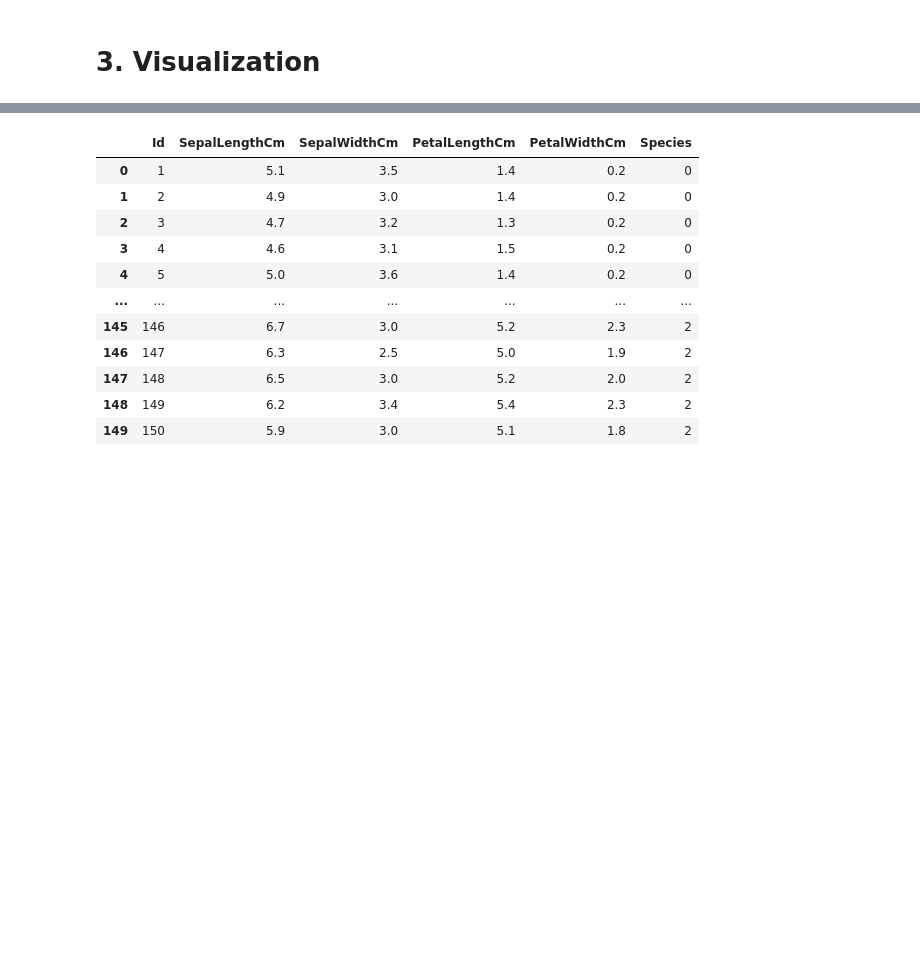
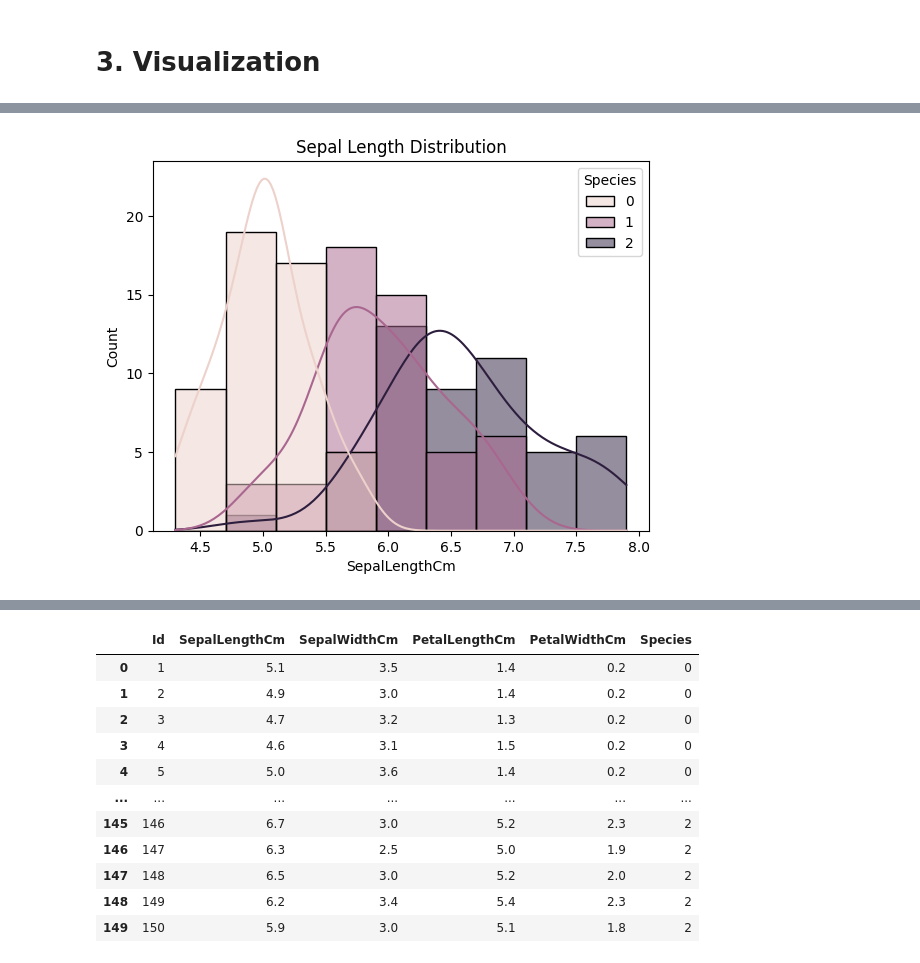
Before and after one commit to dronabopche/100-ML-AI-Project, a Jupyter notebook: ML_To_Train/03_Iris_Flower_Predictor/iris_flower_predict.ipynb, the cells around one changed output, grey strips where cells are left out. Saved outputs shown, nothing was run; the diff lists cells and outputs as text; code cells hidden in the pictures; blank space fills up the shorter version.

```diff
--- a/ML_To_Train/03_Iris_Flower_Predictor/iris_flower_predict.ipynb
+++ b/ML_To_Train/03_Iris_Flower_Predictor/iris_flower_predict.ipynb
@@ -71,0 +83,6 @@ plt.show()
+# %%
+sns.histplot(data=iris_df, x='SepalLengthCm', hue='Species', kde=True)
+plt.title('Sepal Length Distribution')
+plt.show()
+# %% [output]
+[figure, added]
```
Also changed, not shown: parts of 5 cells of this notebook, 7 other files.
